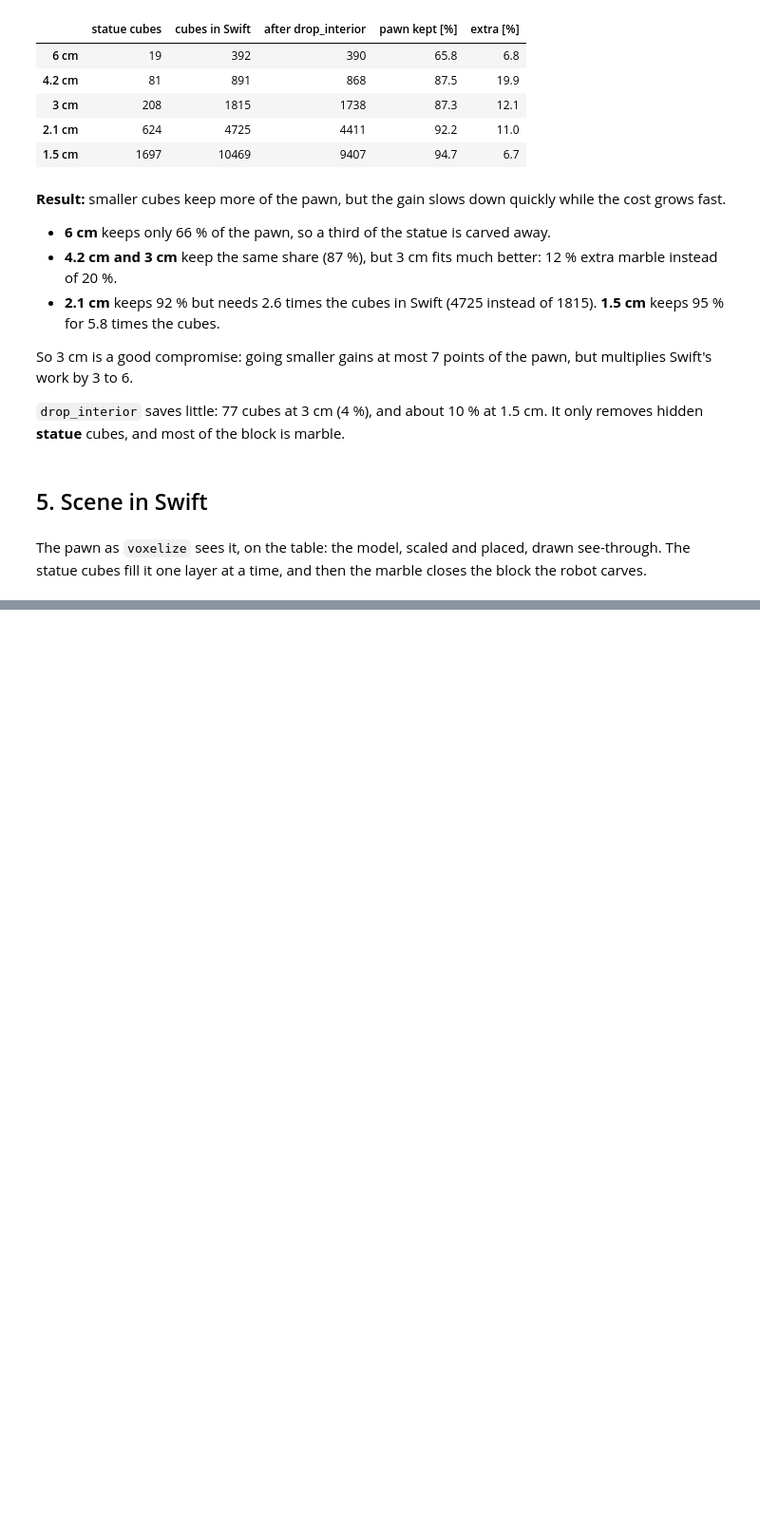
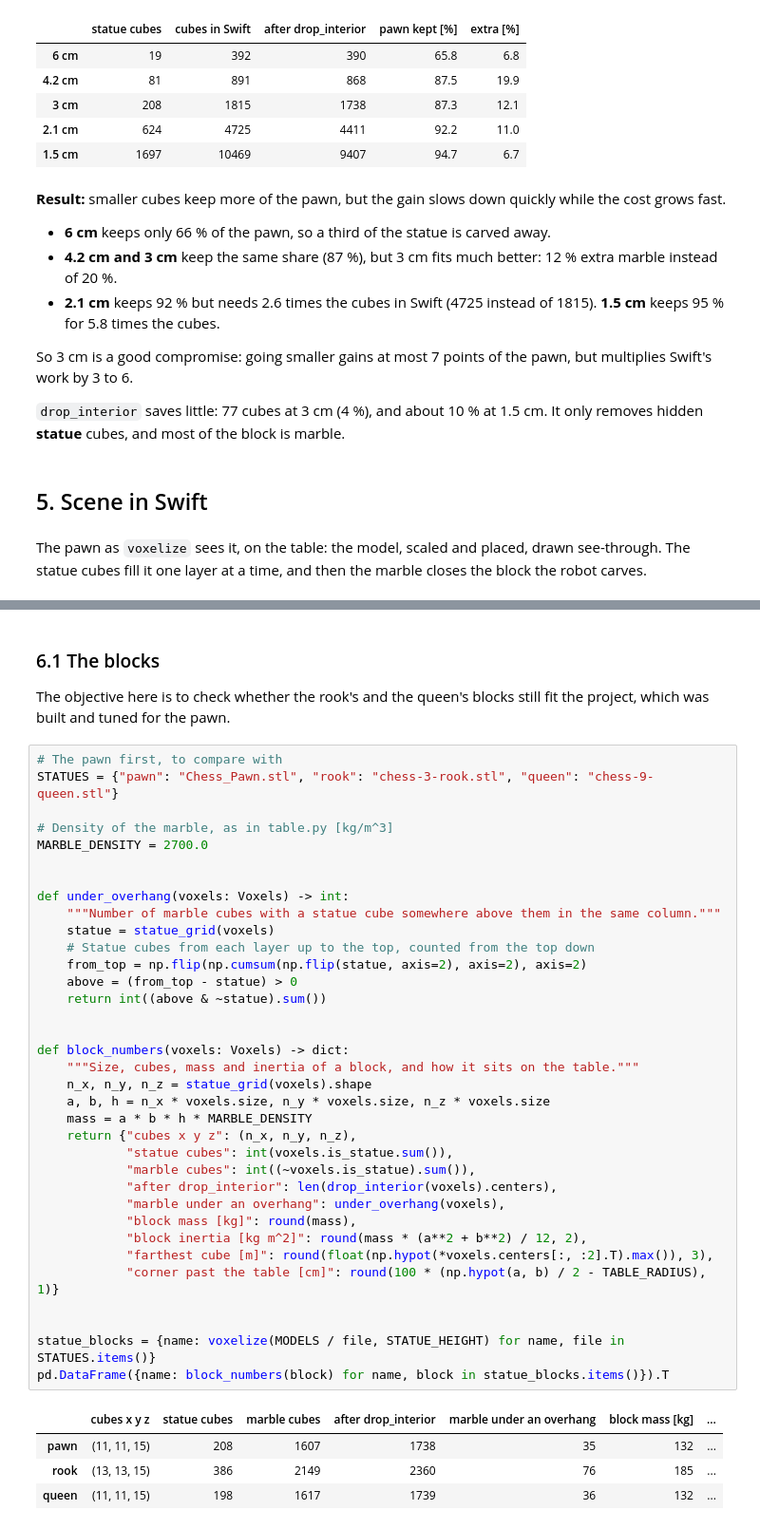
Before and after one commit to Aokiri/sculptor-robot, a Jupyter notebook: notebooks/02_voxelization.ipynb, the cells around one changed output, grey strips where cells are left out. Shown at 95% size. Drawn from its saved outputs; the diff is of its cells as text; blank space fills up the shorter version.

```diff
--- a/notebooks/02_voxelization.ipynb
+++ b/notebooks/02_voxelization.ipynb
@@ -474,0 +487,44 @@ show_gif(GIF)
+# %% [markdown]
+### 6.1 The blocks
+
+The objective here is to check whether the rook's and the queen's blocks still fit the project, which was built and tuned for the pawn.
+# %%
+# The pawn first, to compare with
+STATUES = {"pawn": "Chess_Pawn.stl", "rook": "chess-3-rook.stl", "queen": "chess-9-queen.stl"}
+
+# Density of the marble, as in table.py [kg/m^3]
+MARBLE_DENSITY = 2700.0
+
+
+def under_overhang(voxels: Voxels) -> int:
+    """Number of marble cubes with a statue cube somewhere above them in the same column."""
+    statue = statue_grid(voxels)
+    # Statue cubes from each layer up to the top, counted from the top down
+    from_top = np.flip(np.cumsum(np.flip(statue, axis=2), axis=2), axis=2)
+    above = (from_top - statue) > 0
+    return int((above & ~statue).sum())
+
+
+def block_numbers(voxels: Voxels) -> dict:
+    """Size, cubes, mass and inertia of a block, and how it sits on the table."""
+    n_x, n_y, n_z = statue_grid(voxels).shape
+    a, b, h = n_x * voxels.size, n_y * voxels.size, n_z * voxels.size
+    mass = a * b * h * MARBLE_DENSITY
+    return {"cubes x y z": (n_x, n_y, n_z),
+            "statue cubes": int(voxels.is_statue.sum()),
+            "marble cubes": int((~voxels.is_statue).sum()),
+            "after drop_interior": len(drop_interior(voxels).centers),
+            "marble under an overhang": under_overhang(voxels),
+            "block mass [kg]": round(mass),
+            "block inertia [kg m^2]": round(mass * (a**2 + b**2) / 12, 2),
+            "farthest cube [m]": round(float(np.hypot(*voxels.centers[:, :2].T).max()), 3),
+            "corner past the table [cm]": round(100 * (np.hypot(a, b) / 2 - TABLE_RADIUS), 1)}
+
+
+statue_blocks = {name: voxelize(MODELS / file, STATUE_HEIGHT) for name, file in STATUES.items()}
+pd.DataFrame({name: block_numbers(block) for name, block in statue_blocks.items()}).T
+# %% [output]
+|  | cubes x y z | statue cubes | marble cubes | after drop_interior | marble under an overhang | block mass [kg] | ... |
+| pawn | (11, 11, 15) | 208 | 1607 | 1738 | 35 | 132 | ... |
+| rook | (13, 13, 15) | 386 | 2149 | 2360 | 76 | 185 | ... |
+| queen | (11, 11, 15) | 198 | 1617 | 1739 | 36 | 132 | ... |
```
Also changed, not shown: parts of 14 cells of this notebook, 4 other files.
